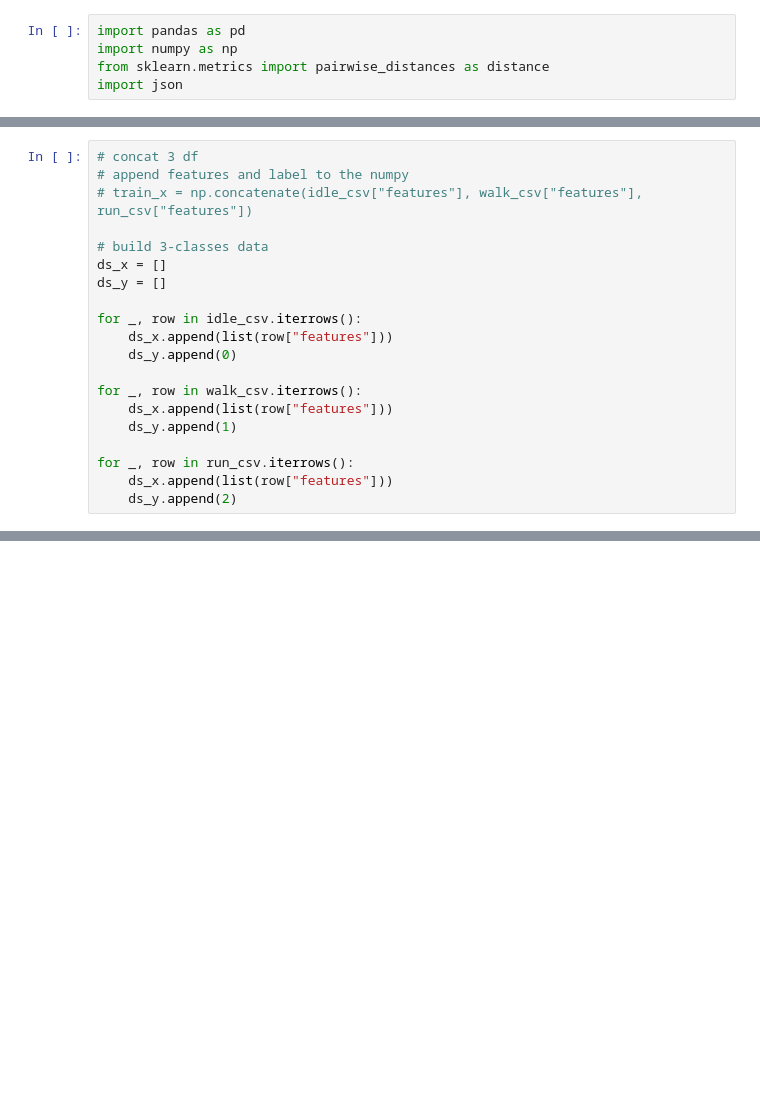
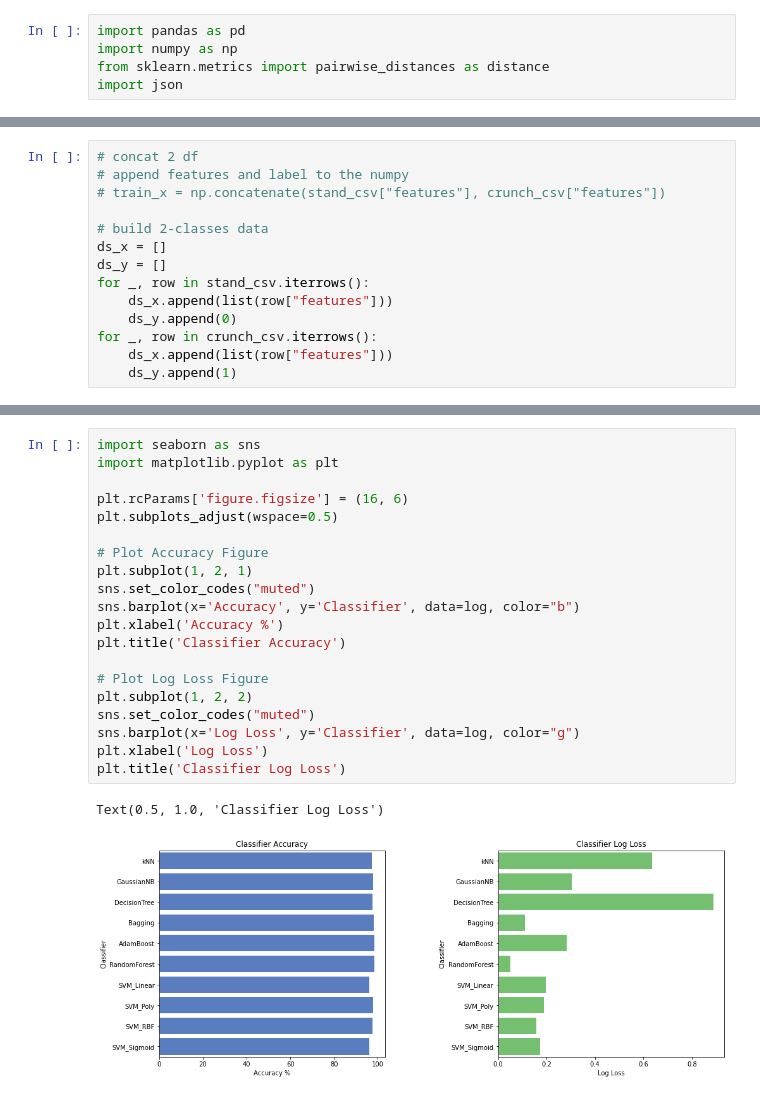
Before and after one commit to vinhphuctadang/endless-runner, a Jupyter notebook: train_posture.ipynb, the cells around one changed output, grey strips where cells are left out. Drawn from its saved outputs; the diff is of its cells as text; blank space fills up the shorter version.

Commit message:
updated train posture

```diff
--- a/train_posture.ipynb
+++ b/train_posture.ipynb
@@ -82,21 +85,15 @@ run_csv["features"] = run_csv.apply(lambda row: extract_feature(row["keypoint_sc
 # %%
-# concat 3 df
+# concat 2 df
 # append features and label to the numpy
-# train_x = np.concatenate(idle_csv["features"], walk_csv["features"], run_csv["features"])
+# train_x = np.concatenate(stand_csv["features"], crunch_csv["features"])
 
-# build 3-classes data
+# build 2-classes data
 ds_x = []
 ds_y = []
-
-for _, row in idle_csv.iterrows():
+for _, row in stand_csv.iterrows():
     ds_x.append(list(row["features"]))
     ds_y.append(0)
-
-for _, row in walk_csv.iterrows():
+for _, row in crunch_csv.iterrows():
     ds_x.append(list(row["features"]))
     ds_y.append(1)
-
-for _, row in run_csv.iterrows():
-    ds_x.append(list(row["features"]))
-    ds_y.append(2)
 # %%
@@ -134,0 +184,23 @@ accuracy_score(test_y, pred_y)
+# %%
+import seaborn as sns
+import matplotlib.pyplot as plt
+
+plt.rcParams['figure.figsize'] = (16, 6)
+plt.subplots_adjust(wspace=0.5)
+
+# Plot Accuracy Figure
+plt.subplot(1, 2, 1)
+sns.set_color_codes("muted")
+sns.barplot(x='Accuracy', y='Classifier', data=log, color="b")
+plt.xlabel('Accuracy %')
+plt.title('Classifier Accuracy')
+
+# Plot Log Loss Figure
+plt.subplot(1, 2, 2)
+sns.set_color_codes("muted")
+sns.barplot(x='Log Loss', y='Classifier', data=log, color="g")
+plt.xlabel('Log Loss')
+plt.title('Classifier Log Loss')
+# %% [output]
+Text(0.5, 1.0, 'Classifier Log Loss')
+[figure, added]
```
Also changed, not shown: parts of 14 cells of this notebook, 2 other files.
